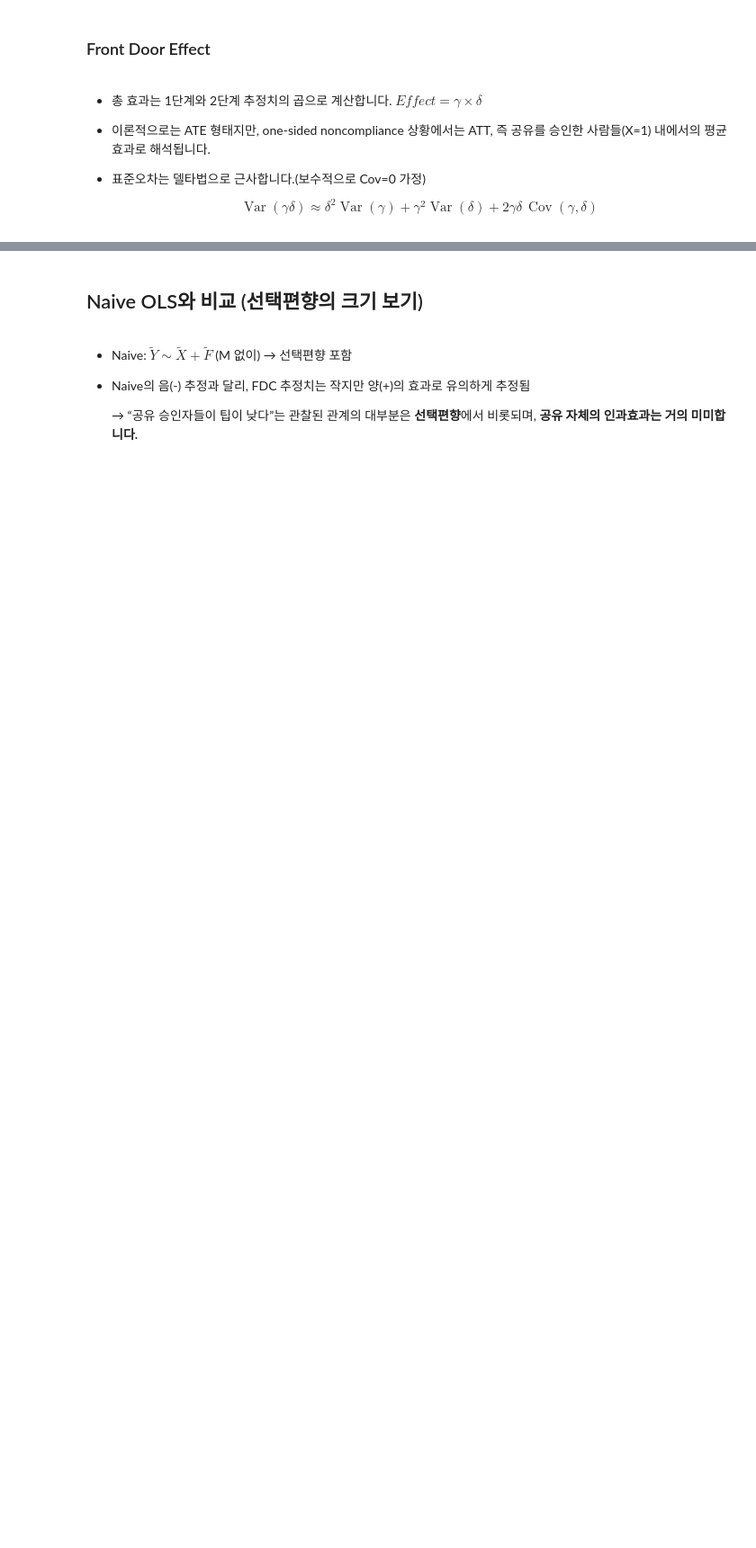
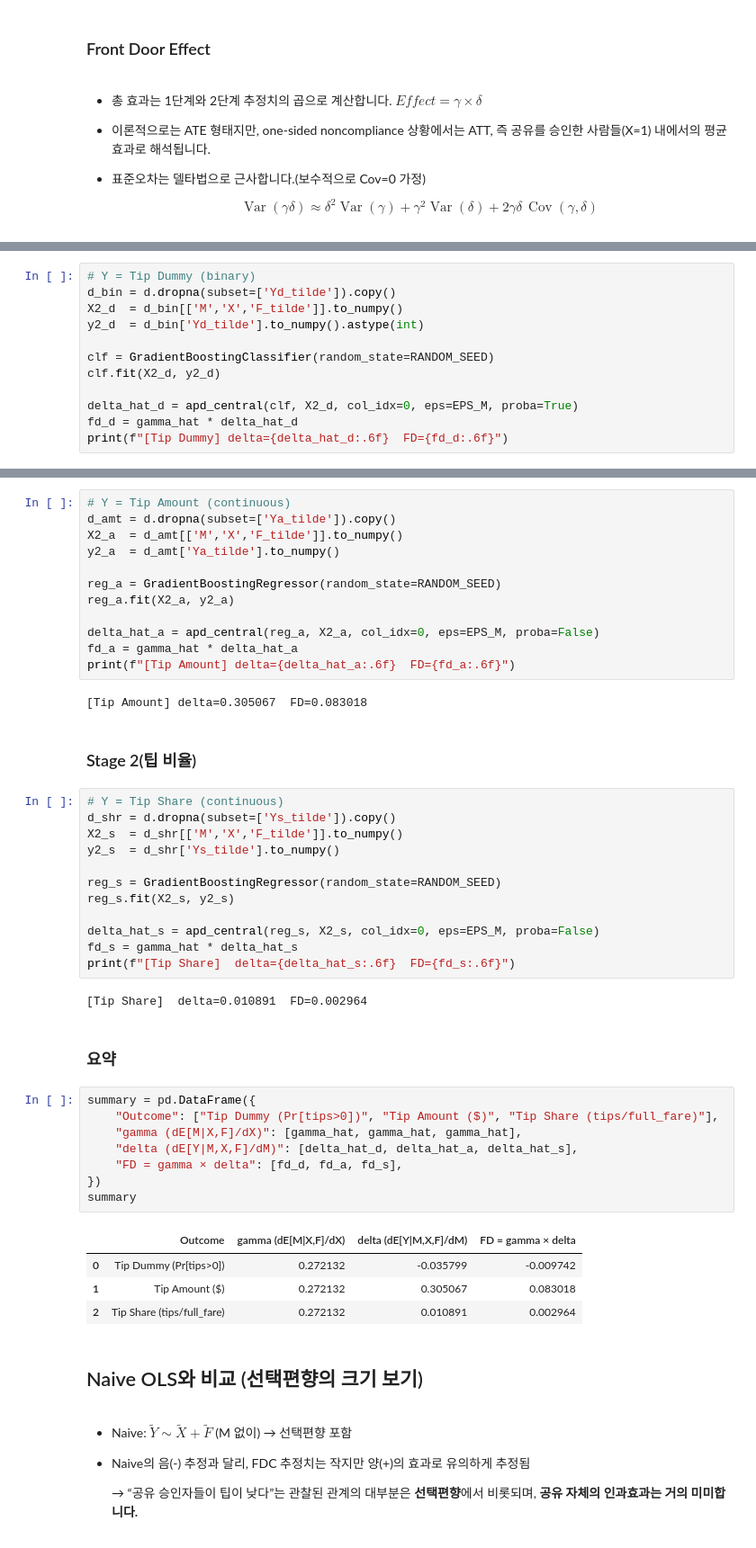
Before and after one commit to jhkimon/awesome-causal-inference-python, a Jupyter notebook: book/scm/frontdoor_criterion.ipynb, the cells around one changed output, grey strips where cells are left out. Shown: that part at 90% size. Saved outputs shown, nothing was run; the diff lists cells and outputs as text; blank space fills up the shorter version.

```diff
--- a/book/scm/frontdoor_criterion.ipynb
+++ b/book/scm/frontdoor_criterion.ipynb
@@ -413,0 +547,12 @@ pd.DataFrame({
+# %%
+# Y = Tip Dummy (binary)
+d_bin = d.dropna(subset=['Yd_tilde']).copy()
+X2_d  = d_bin[['M','X','F_tilde']].to_numpy()
+y2_d  = d_bin['Yd_tilde'].to_numpy().astype(int)
+
+clf = GradientBoostingClassifier(random_state=RANDOM_SEED)
+clf.fit(X2_d, y2_d)
+
+delta_hat_d = apd_central(clf, X2_d, col_idx=0, eps=EPS_M, proba=True)
+fd_d = gamma_hat * delta_hat_d
+print(f"[Tip Dummy] delta={delta_hat_d:.6f}  FD={fd_d:.6f}")
@@ -414,3 +563,48 @@ pd.DataFrame({
+# %%
+# Y = Tip Amount (continuous)
+d_amt = d.dropna(subset=['Ya_tilde']).copy()
+X2_a  = d_amt[['M','X','F_tilde']].to_numpy()
+y2_a  = d_amt['Ya_tilde'].to_numpy()
+
+reg_a = GradientBoostingRegressor(random_state=RANDOM_SEED)
+reg_a.fit(X2_a, y2_a)
+
+delta_hat_a = apd_central(reg_a, X2_a, col_idx=0, eps=EPS_M, proba=False)
+fd_a = gamma_hat * delta_hat_a
+print(f"[Tip Amount] delta={delta_hat_a:.6f}  FD={fd_a:.6f}")
+# %% [output]
+[Tip Amount] delta=0.305067  FD=0.083018
+# %% [markdown]
+### Stage 2(팁 비율)
+# %%
+# Y = Tip Share (continuous)
+d_shr = d.dropna(subset=['Ys_tilde']).copy()
+X2_s  = d_shr[['M','X','F_tilde']].to_numpy()
+y2_s  = d_shr['Ys_tilde'].to_numpy()
+
+reg_s = GradientBoostingRegressor(random_state=RANDOM_SEED)
+reg_s.fit(X2_s, y2_s)
+
+delta_hat_s = apd_central(reg_s, X2_s, col_idx=0, eps=EPS_M, proba=False)
+fd_s = gamma_hat * delta_hat_s
+print(f"[Tip Share]  delta={delta_hat_s:.6f}  FD={fd_s:.6f}")
+# %% [output]
+[Tip Share]  delta=0.010891  FD=0.002964
+# %% [markdown]
+### 요약
+# %%
+summary = pd.DataFrame({
+    "Outcome": ["Tip Dummy (Pr[tips>0])", "Tip Amount ($)", "Tip Share (tips/full_fare)"],
+    "gamma (dE[M|X,F]/dX)": [gamma_hat, gamma_hat, gamma_hat],
+    "delta (dE[Y|M,X,F]/dM)": [delta_hat_d, delta_hat_a, delta_hat_s],
+    "FD = gamma × delta": [fd_d, fd_a, fd_s],
+})
+summary
+# %% [output]
+|  | Outcome | gamma (dE[M|X,F]/dX) | delta (dE[Y|M,X,F]/dM) | FD = gamma × delta |
+| 0 | Tip Dummy (Pr[tips>0]) | 0.272132 | -0.035799 | -0.009742 |
+| 1 | Tip Amount ($) | 0.272132 | 0.305067 | 0.083018 |
+| 2 | Tip Share (tips/full_fare) | 0.272132 | 0.010891 | 0.002964 |
 # %% [markdown]
 ## Naive OLS와 비교 (선택편향의 크기 보기)
 # %% [markdown]
```
Also changed, not shown: parts of 29 cells of this notebook.
